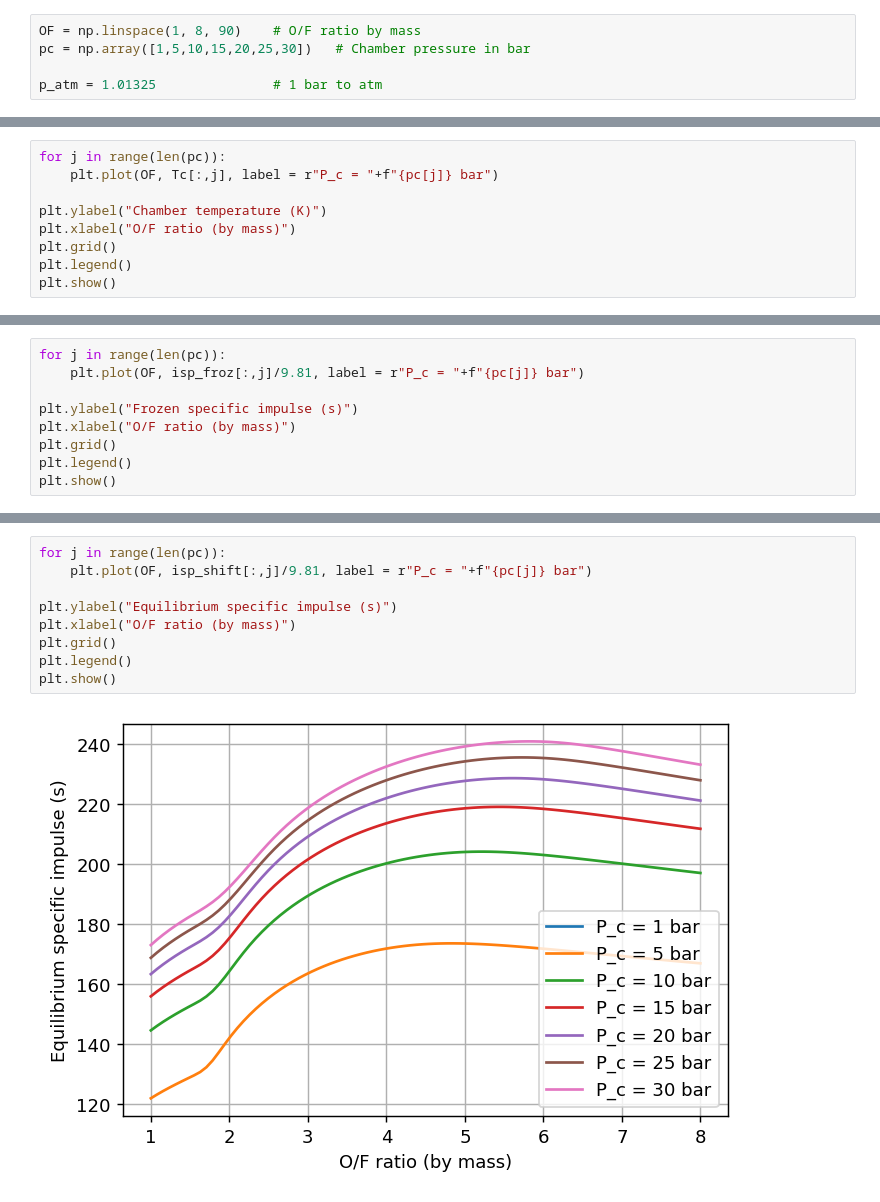
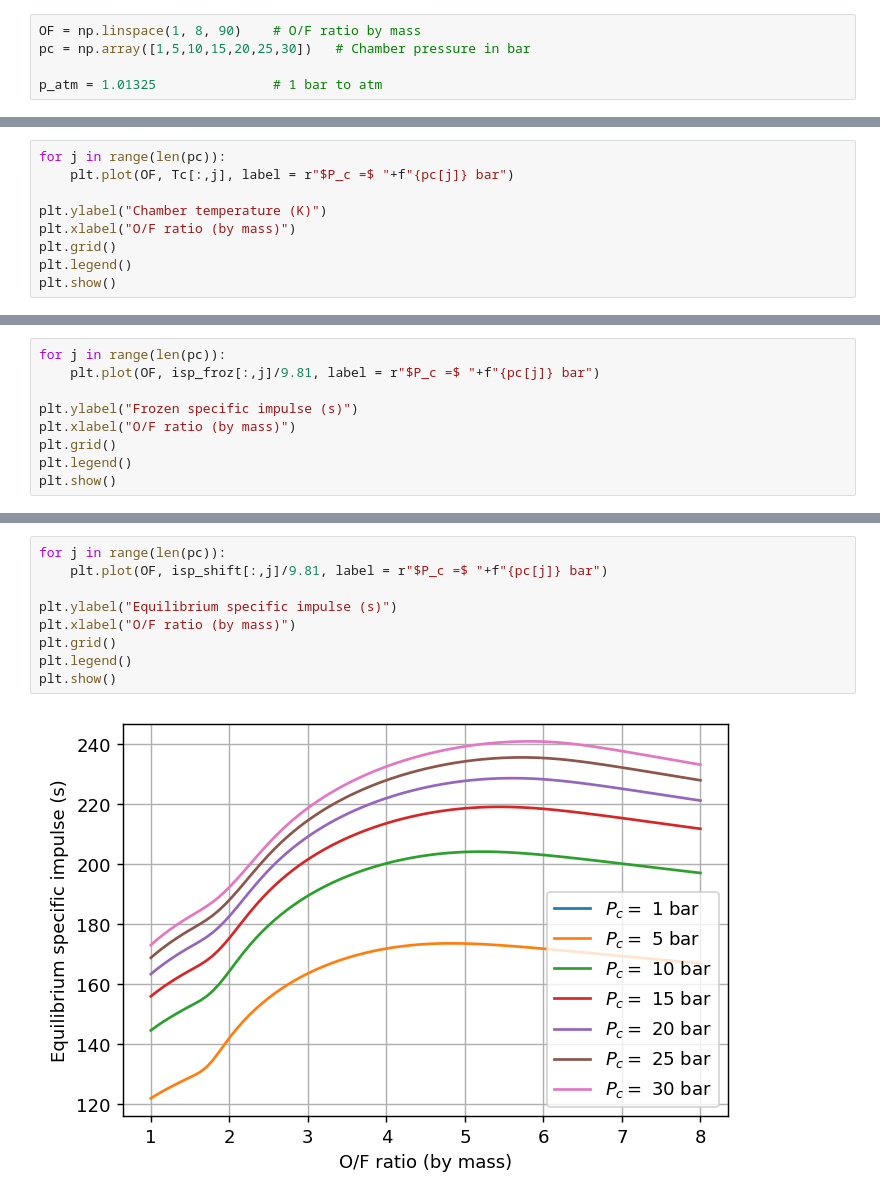
Before and after one commit to cuspaceflight/White-Dwarf-Cooling, a Jupyter notebook: Chamber Temperature.ipynb, the cells around one changed output, grey strips where cells are left out. Saved outputs shown, nothing was run; the diff lists cells and outputs as text.

```diff
--- a/Chamber Temperature.ipynb
+++ b/Chamber Temperature.ipynb
@@ -49,7 +49,7 @@ Loaded 1921 thermo species
 Loaded 1031 propellants
 # %%
 for j in range(len(pc)):
-    plt.plot(OF, Tc[:,j], label = r"P_c = "+f"{pc[j]} bar")
+    plt.plot(OF, Tc[:,j], label = r"$P_c =$ "+f"{pc[j]} bar")
 
 plt.ylabel("Chamber temperature (K)")
 plt.xlabel("O/F ratio (by mass)")
@@ -61,6 +61,6 @@ plt.show()
 # %%
 for j in range(len(pc)):
-    plt.plot(OF, isp_froz[:,j]/9.81, label = r"P_c = "+f"{pc[j]} bar")
+    plt.plot(OF, isp_froz[:,j]/9.81, label = r"$P_c =$ "+f"{pc[j]} bar")
 
 plt.ylabel("Frozen specific impulse (s)")
 plt.xlabel("O/F ratio (by mass)")
@@ -72,11 +72,11 @@ plt.show()
 # %%
 for j in range(len(pc)):
-    plt.plot(OF, isp_shift[:,j]/9.81, label = r"P_c = "+f"{pc[j]} bar")
+    plt.plot(OF, isp_shift[:,j]/9.81, label = r"$P_c =$ "+f"{pc[j]} bar")
 
 plt.ylabel("Equilibrium specific impulse (s)")
 plt.xlabel("O/F ratio (by mass)")
 plt.grid()
 plt.legend()
 plt.show()
 # %% [output]
-[figure, old version]
+[figure, new version]
```
Also changed, not shown: parts of 3 cells of this notebook, 14 other files.
